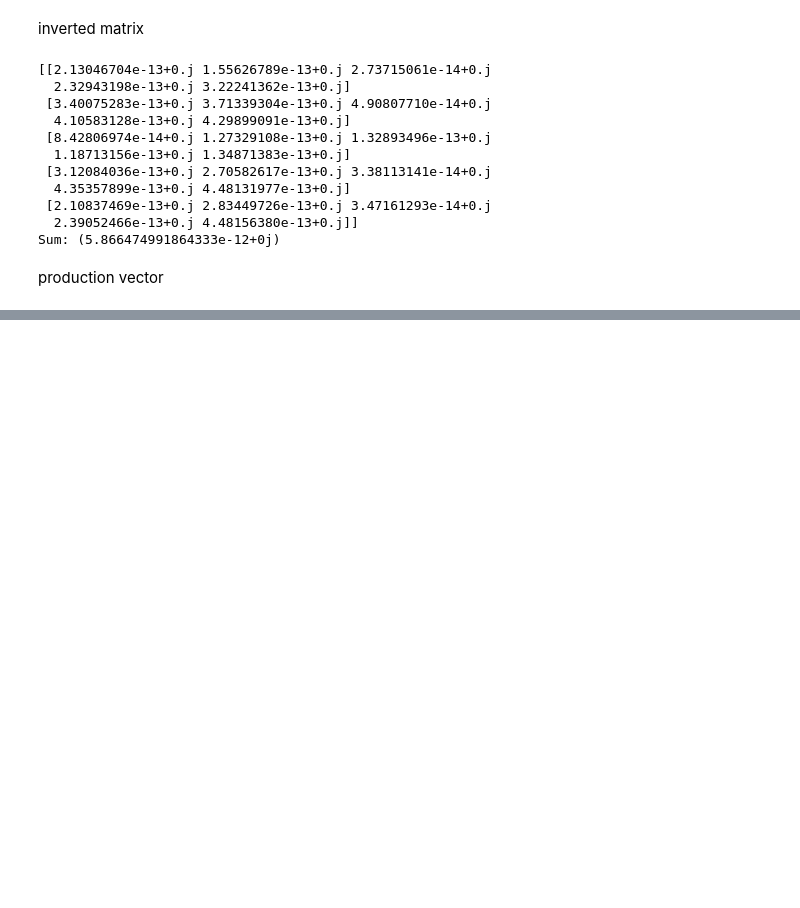
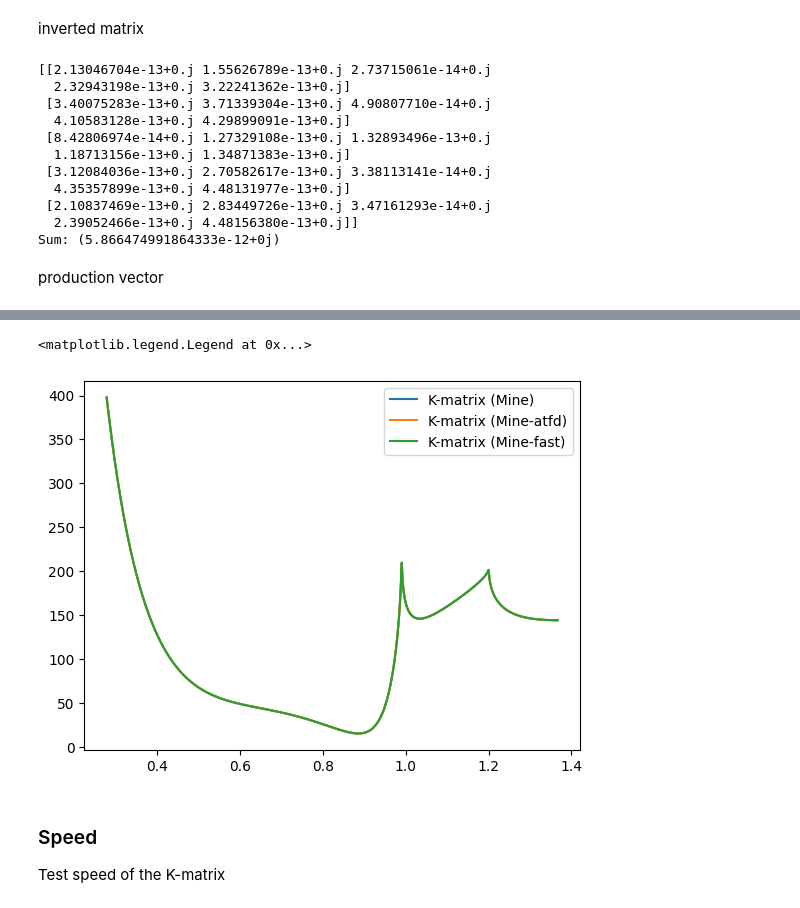
Before and after one commit to cpviolation/tfa_examples, a Jupyter notebook: notebooks/study_lineshapes.ipynb, the cells around one changed output, grey strips where cells are left out. Drawn from its saved outputs; the diff is of its cells as text; code cells hidden in the pictures; blank space fills up the shorter version.

```diff
--- a/notebooks/study_lineshapes.ipynb
+++ b/notebooks/study_lineshapes.ipynb
@@ -2246,0 +1965,11 @@ tf.reduce_sum(v0)
+# %%
+plt.plot(xplsq, atfd.density(km_tf), label='K-matrix (Mine)')
+plt.plot(xplsq, atfd.density(km[:,0]), label='K-matrix (Mine-atfd)')
+plt.plot(xplsq, atfd.density(km_fast), label='K-matrix (Mine-fast)')
+plt.legend()
+# %% [output]
+<matplotlib.legend.Legend at 0x...>
+[figure, added]
+# %% [markdown]
+### Speed
+Test speed of the K-matrix
```
Also changed, not shown: parts of 42 cells of this notebook.
